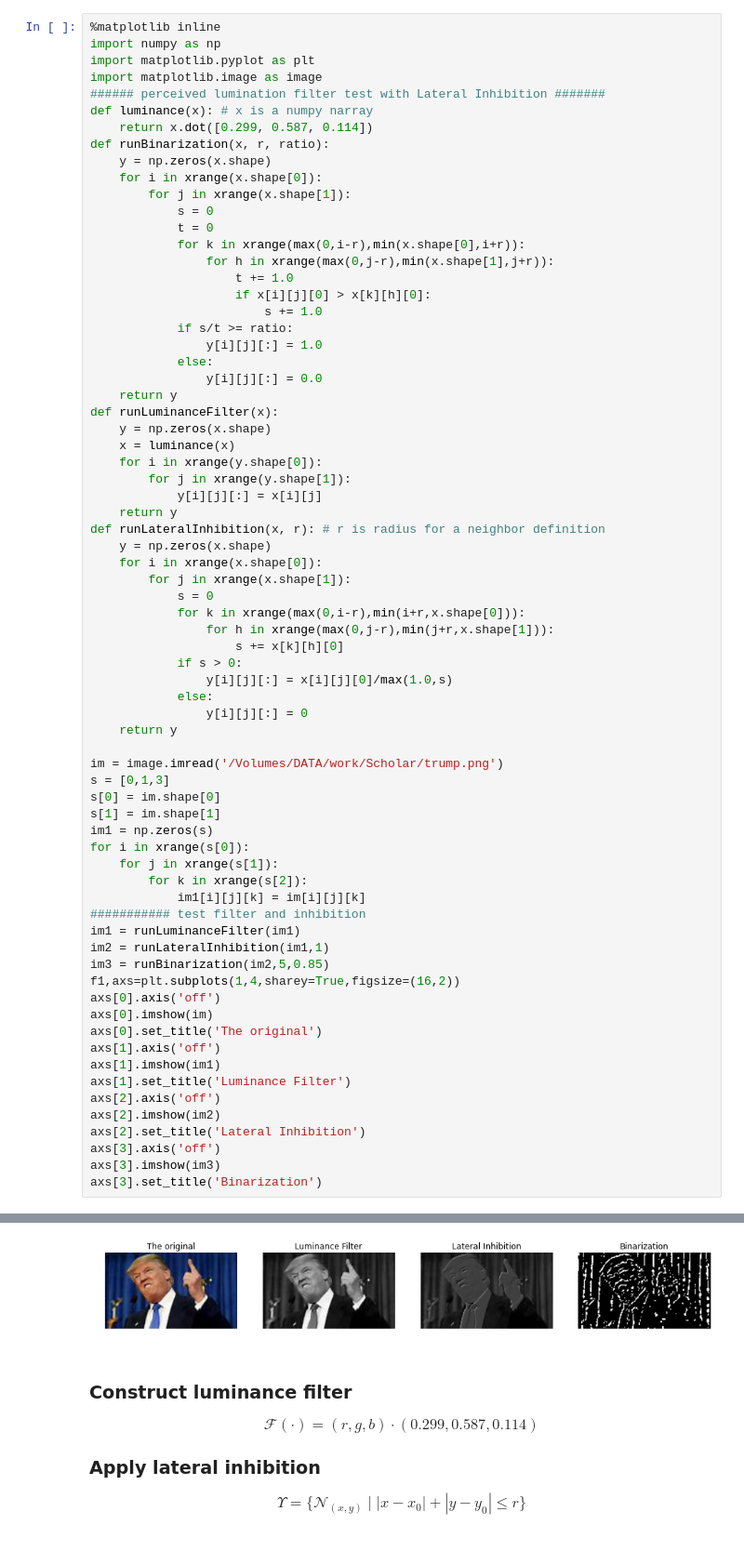
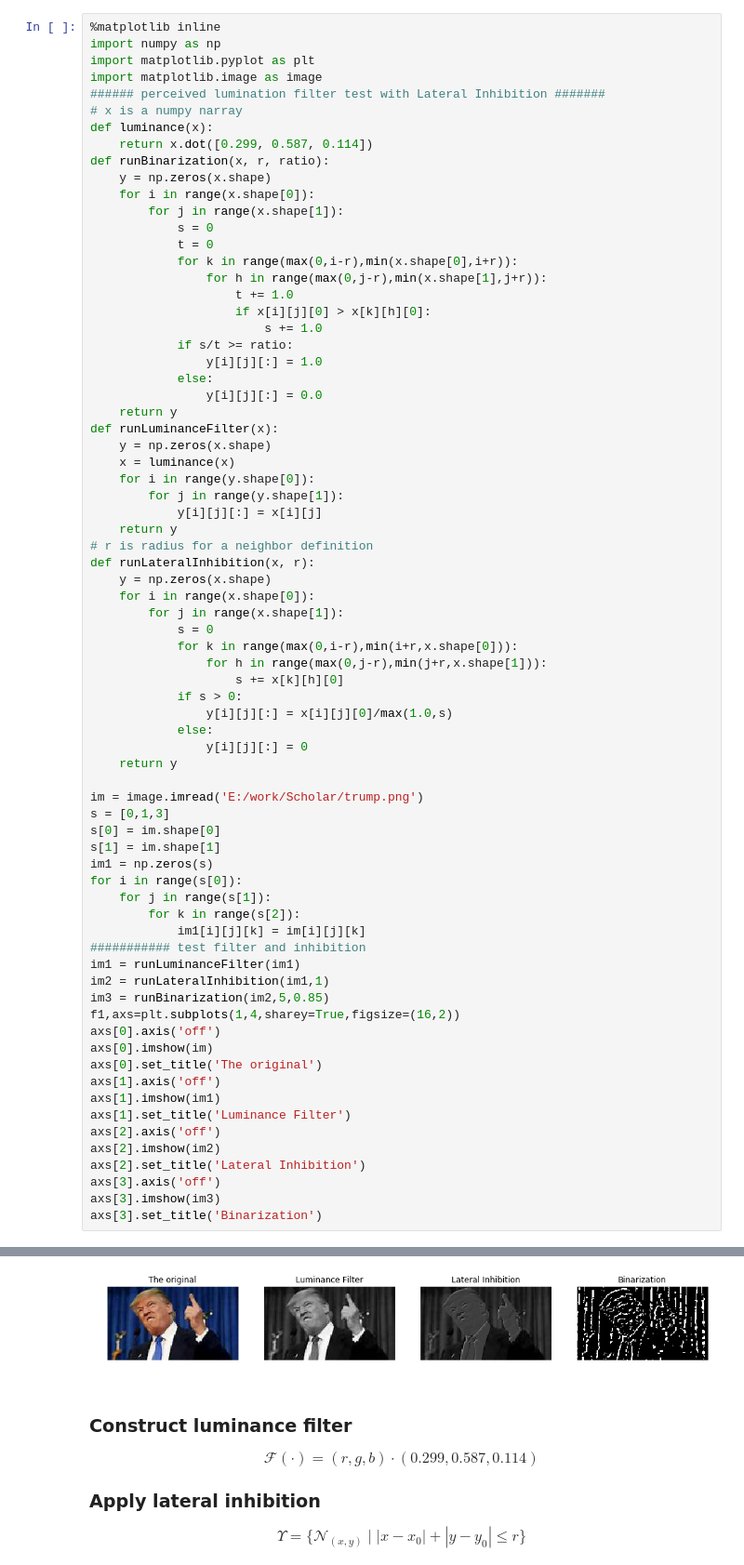
Before and after one commit to hiroki-kyoto/lateral-inhibition-nets, a Jupyter notebook: graphics.ipynb, the cells around one changed output, grey strips where cells are left out. Shown at 93% size. Cells and saved outputs as stored; diff of their text form.

```diff
--- a/graphics.ipynb
+++ b/graphics.ipynb
@@ -131,16 +95,17 @@ import numpy as np
 import matplotlib.pyplot as plt
 import matplotlib.image as image
 ###### perceived lumination filter test with Lateral Inhibition #######
-def luminance(x): # x is a numpy narray
+# x is a numpy narray
+def luminance(x):
     return x.dot([0.299, 0.587, 0.114])
 def runBinarization(x, r, ratio):
     y = np.zeros(x.shape)
-    for i in xrange(x.shape[0]):
-        for j in xrange(x.shape[1]):
+    for i in range(x.shape[0]):
+        for j in range(x.shape[1]):
             s = 0
             t = 0
-            for k in xrange(max(0,i-r),min(x.shape[0],i+r)):
-                for h in xrange(max(0,j-r),min(x.shape[1],j+r)):
+            for k in range(max(0,i-r),min(x.shape[0],i+r)):
+                for h in range(max(0,j-r),min(x.shape[1],j+r)):
                     t += 1.0
                     if x[i][j][0] > x[k][h][0]:
                         s += 1.0
@@ -152,53 +117,54 @@ def runBinarization(x, r, ratio):
 def runLuminanceFilter(x):
     y = np.zeros(x.shape)
     x = luminance(x)
-    for i in xrange(y.shape[0]):
-        for j in xrange(y.shape[1]):
+    for i in range(y.shape[0]):
+        for j in range(y.shape[1]):
             y[i][j][:] = x[i][j]
     return y
-def runLateralInhibition(x, r): # r is radius for a neighbor definition
+# r is radius for a neighbor definition
+def runLateralInhibition(x, r):
     y = np.zeros(x.shape)
-    for i in xrange(x.shape[0]):
-        for j in xrange(x.shape[1]):
+    for i in range(x.shape[0]):
+        for j in range(x.shape[1]):
             s = 0
-            for k in xrange(max(0,i-r),min(i+r,x.shape[0])):
-                for h in xrange(max(0,j-r),min(j+r,x.shape[1])):
+            for k in range(max(0,i-r),min(i+r,x.shape[0])):
+                for h in range(max(0,j-r),min(j+r,x.shape[1])):
                     s += x[k][h][0]
             if s > 0:
                 y[i][j][:] = x[i][j][0]/max(1.0,s)
             else:
                 y[i][j][:] = 0
     return y
 
-im = image.imread('/Volumes/DATA/work/Scholar/trump.png')
+im = image.imread('E:/work/Scholar/trump.png')
 s = [0,1,3]
 s[0] = im.shape[0]
 s[1] = im.shape[1]
 im1 = np.zeros(s)
-for i in xrange(s[0]):
-    for j in xrange(s[1]):
-        for k in xrange(s[2]):
+for i in range(s[0]):
+    for j in range(s[1]):
+        for k in range(s[2]):
             im1[i][j][k] = im[i][j][k]
 ########### test filter and inhibition
 im1 = runLuminanceFilter(im1)
 im2 = runLateralInhibition(im1,1)
 im3 = runBinarization(im2,5,0.85)
 f1,axs=plt.subplots(1,4,sharey=True,figsize=(16,2))
 axs[0].axis('off')
 axs[0].imshow(im)
 axs[0].set_title('The original')
 axs[1].axis('off')
 axs[1].imshow(im1)
 axs[1].set_title('Luminance Filter')
 axs[2].axis('off')
 axs[2].imshow(im2)
 axs[2].set_title('Lateral Inhibition')
 axs[3].axis('off')
 axs[3].imshow(im3)
 axs[3].set_title('Binarization')
 # %% [output]
 <matplotlib.text.Text at 0x...>
-[figure, old version]
+[figure, new version]
 # %% [markdown]
 ### Construct luminance filter
 $$\mathcal{F}(\cdot)=(r,g,b)\cdot(0.299,0.587,0.114)$$
```
Also changed, not shown: parts of 2 cells of this notebook, 1 other file.
